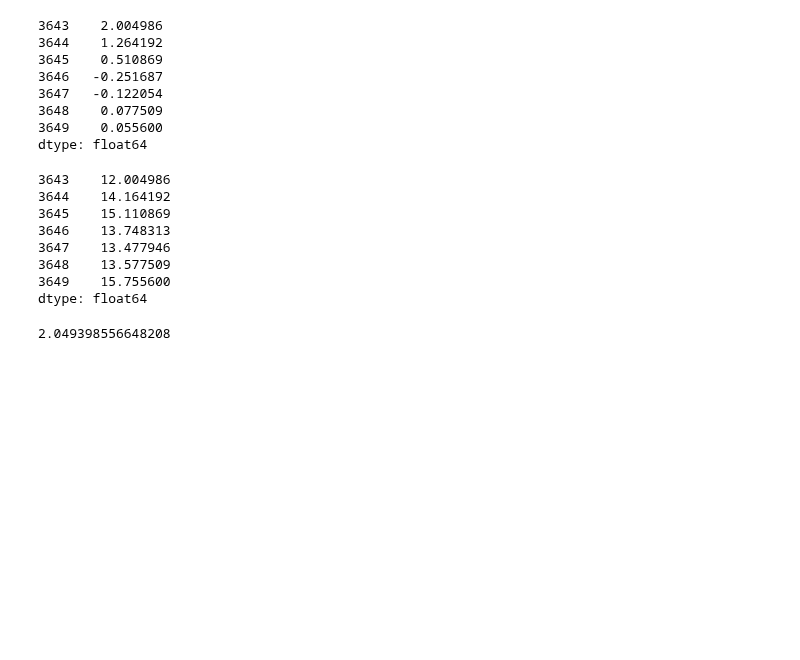
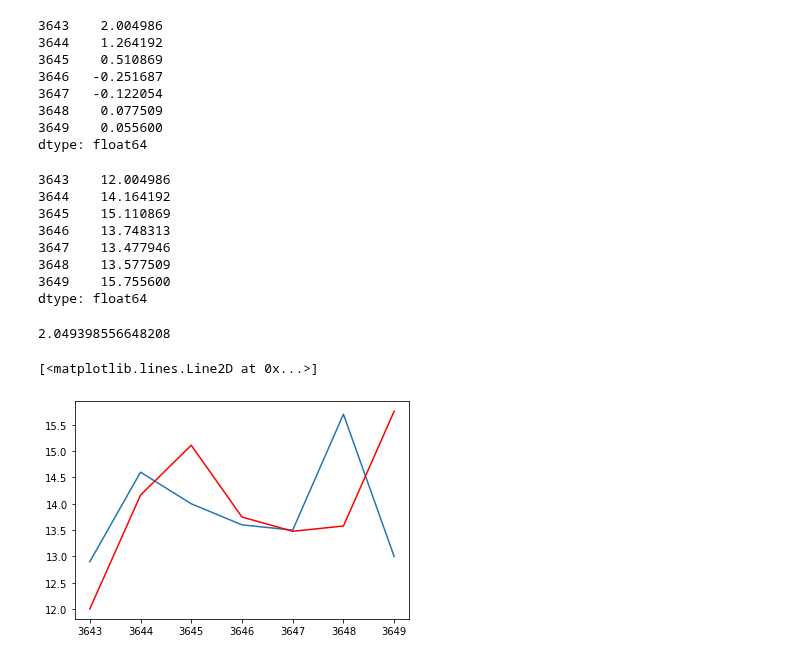
Before and after one commit to anmol0720/Time-Series-Forcasting, a Jupyter notebook: Time_Series_Analysis_and_Forcasting.ipynb, the cells around one changed output. Drawn from its saved outputs; the diff is of its cells as text; code cells hidden in the pictures; blank space fills up the shorter version.

Commit message:
Plot of MA model

```diff
--- a/Time_Series_Analysis_and_Forcasting.ipynb
+++ b/Time_Series_Analysis_and_Forcasting.ipynb
@@ -1017,3 +1017,9 @@ mse=mean_squared_error(test_y,predictions)
 mse
 # %% [output]
 2.049398556648208
+# %%
+pyplot.plot(test_y)
+pyplot.plot(predictions,color='red')
+# %% [output]
+[<matplotlib.lines.Line2D at 0x...>]
+[figure, added]
```
